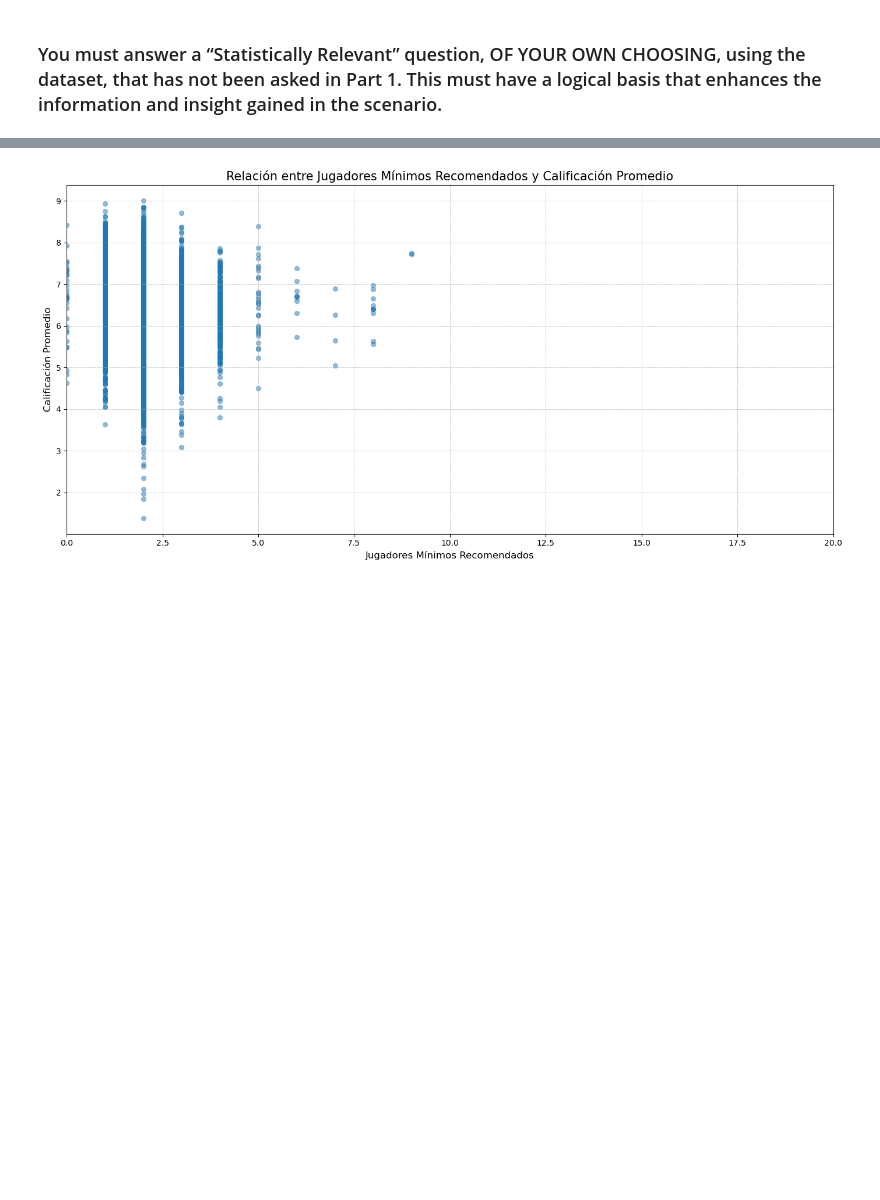
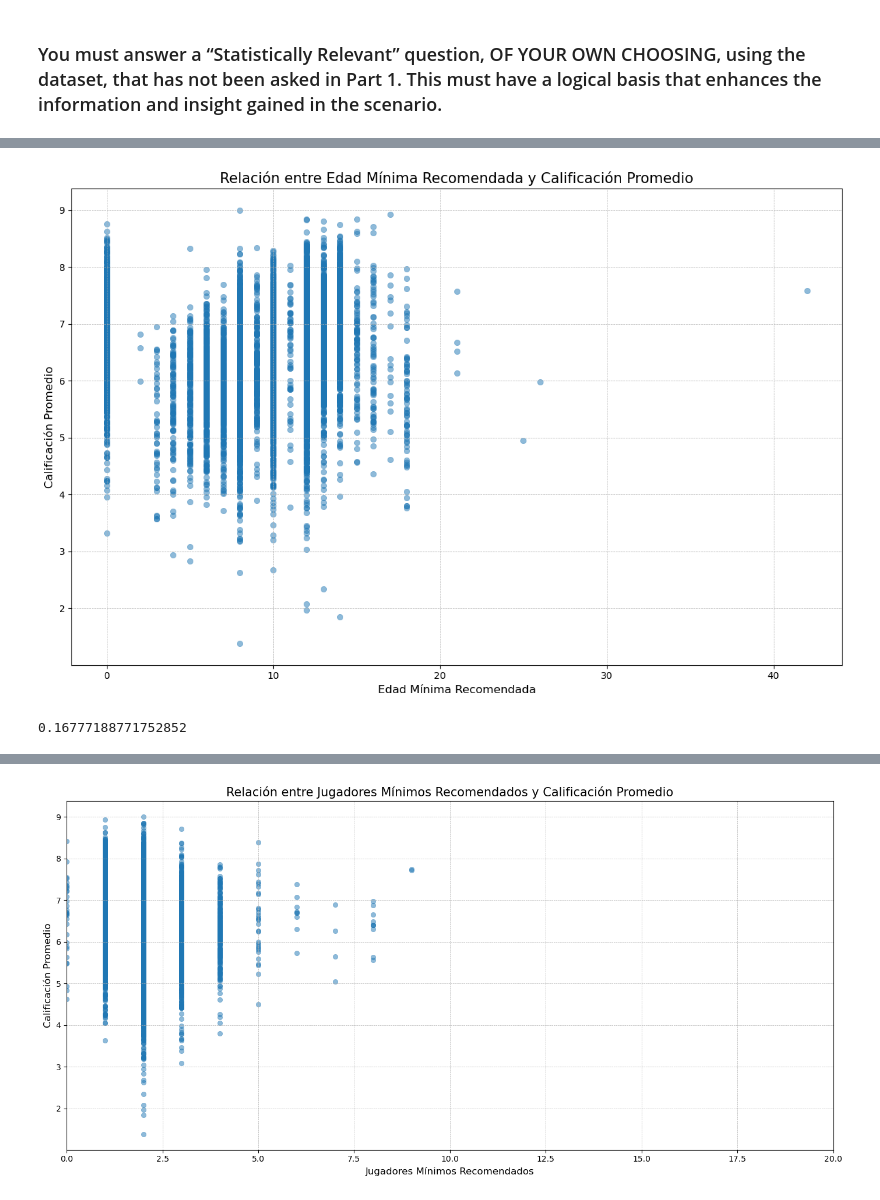
Before and after one commit to FJGM2023015/CA1_DVis_HDip_Lvl8-, a Jupyter notebook: Francisco_Gorigoitia_DVisHDip_CA1.ipynb, the cells around one changed output, grey strips where cells are left out. Drawn from its saved outputs; the diff is of its cells as text; code cells hidden in the pictures; blank space fills up the shorter version.

```diff
--- a/Francisco_Gorigoitia_DVisHDip_CA1.ipynb
+++ b/Francisco_Gorigoitia_DVisHDip_CA1.ipynb
@@ -344,0 +366,17 @@ correlation_coefficient_df_games
+# %%
+# Visualización de la relación entre min_age y average_rating
+plt.figure(figsize=(12, 8))
+sns.scatterplot(x=df_games['min_age'], y=df_games['average_rating'], alpha=0.5, edgecolor=None)
+plt.title('Relación entre Edad Mínima Recomendada y Calificación Promedio', fontsize=15)
+plt.xlabel('Edad Mínima Recomendada', fontsize=12)
+plt.ylabel('Calificación Promedio', fontsize=12)
+plt.grid(True, which='both', linestyle='--', linewidth=0.5)
+plt.tight_layout()
+plt.show()
+
+# Calcular el coeficiente de correlación entre min_age y average_rating
+correlation_coefficient_age_rating = df_games['min_age'].corr(df_games['average_rating'])
+correlation_coefficient_age_rating
+# %% [output]
+[figure, added]
+0.16777188771752852
```
Also changed, not shown: parts of 8 cells of this notebook.
